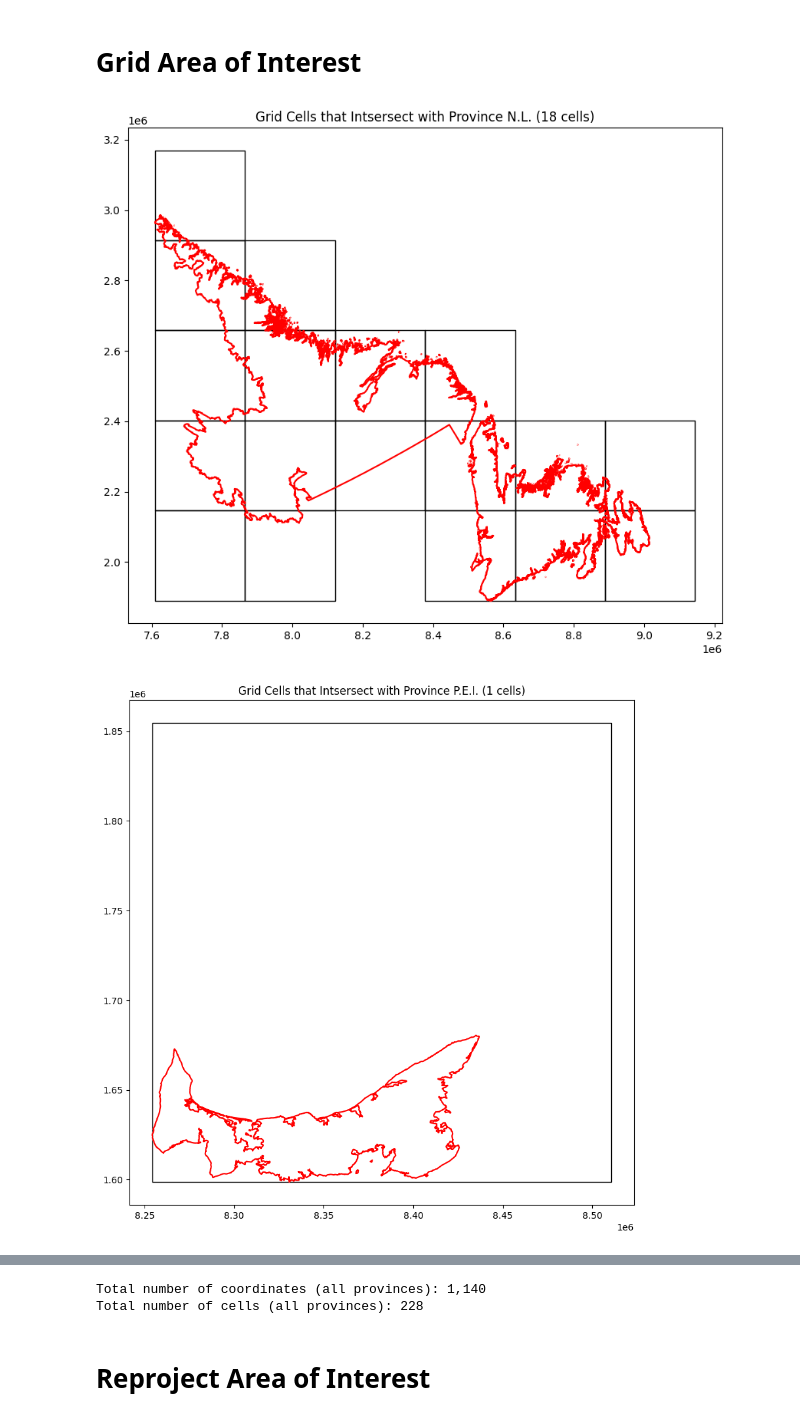
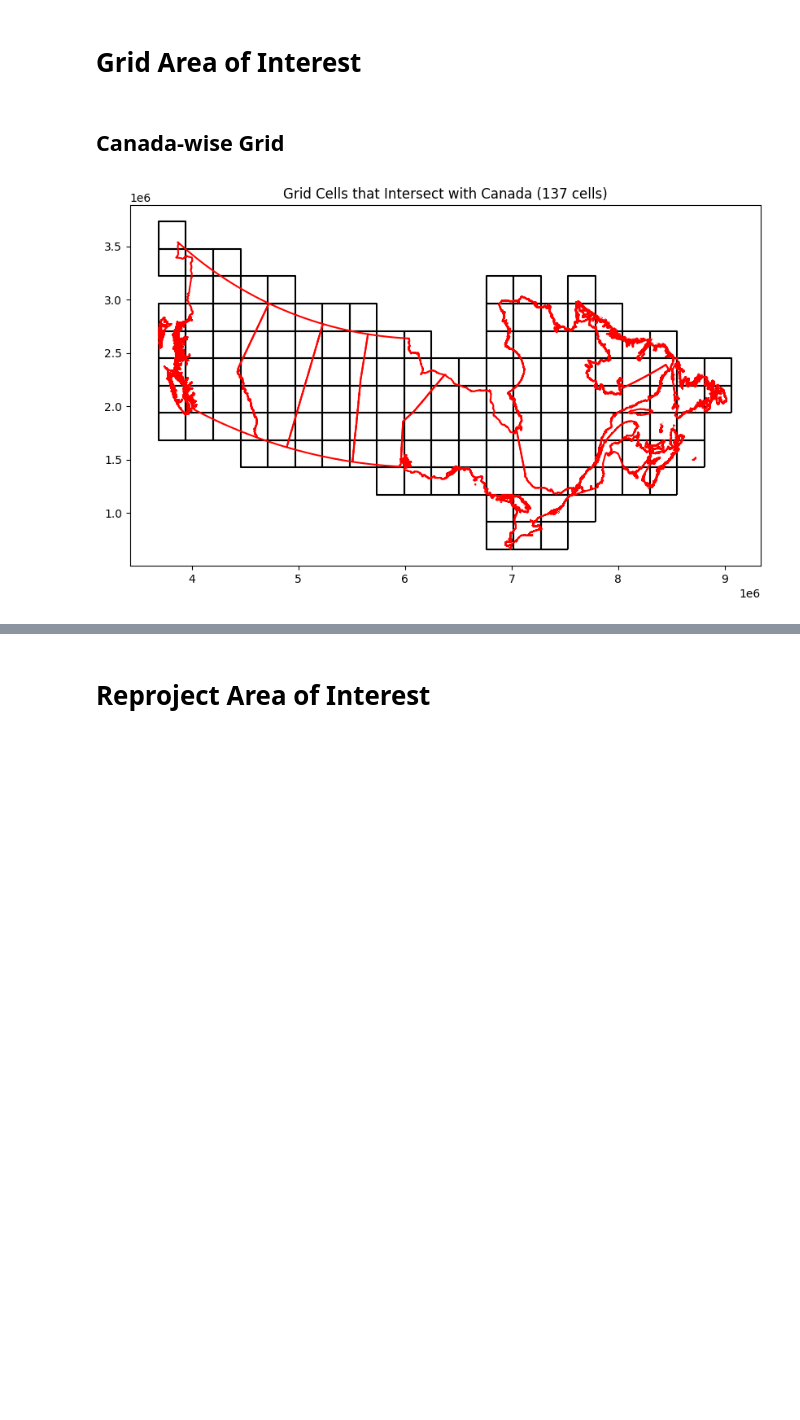
Before and after one commit to AlexandreBrown/WildfirePrediction, a Jupyter notebook: download_data.ipynb, the cells around one changed output, grey strips where cells are left out. Drawn from its saved outputs; the diff is of its cells as text; code cells hidden in the pictures; blank space fills up the shorter version.

```diff
--- a/download_data.ipynb
+++ b/download_data.ipynb
@@ -240,6 +289,6 @@ Text(0.5, 1.0, 'Canada Boundary (EPSG:3347)')
 # %%
-canada_boundary = canada_boundary[canada_boundary['PRUID'] != '62']
+canada_boundary = canada_boundary[(canada_boundary['PRUID'] != '60') & (canada_boundary['PRUID'] != '61') & (canada_boundary['PRUID'] != '62')]
 print(f"Number of coordinates : {canada_boundary.count_coordinates().sum():,}")
 ax = canada_boundary.plot()
-ax.set_title(f"Canada Boundary (Without Nunavut) (EPSG:{canada_boundary.crs.to_epsg()})")
+ax.set_title(f"Canada Boundary (Restricted to South of 60deg) (EPSG:{canada_boundary.crs.to_epsg()})")
 # %% [output]
@@ -249,30 +298,24 @@ Text(0.5, 1.0, 'Canada Boundary (Without Nunavut) (EPSG:3347)')
 # %% [markdown]
 # Grid Area of Interest
+# %% [markdown]
+## Canada-wise Grid
 # %%
-provinces_grid_cells = {}
-for province_pruid in canada_boundary['PRUID']:
-    province_boundary = canada_boundary[canada_boundary['PRUID'] == province_pruid]
+minx, miny, maxx, maxy = canada_boundary.total_bounds
 
-    minx, miny, maxx, maxy = province_boundary.total_bounds
+grid_size_in_meters = 256_000.0 # 500m resolution * 512 pixels = 256 000 meters per side
 
-    grid_size_in_meters = 256_000.0 # 500m resolution * 512 pixels = 256 000 meters per side
+x_coords = np.arange(minx, maxx, grid_size_in_meters)
+y_coords = np.arange(miny, maxy, grid_size_in_meters)
+grid_cells = [box(x, y, x + grid_size_in_meters, y + grid_size_in_meters) for x in x_coords for y in y_coords]
 
-    x_coords = np.arange(minx, maxx, grid_size_in_meters)
-    y_coords = np.arange(miny, maxy, grid_size_in_meters)
-    grid_cells = [box(x, y, x + grid_size_in_meters, y + grid_size_in_meters) for x in x_coords for y in y_coords]
+grid = gpd.GeoDataFrame({'geometry': grid_cells}, crs=canada_boundary.crs)
 
-    grid = gpd.GeoDataFrame({'geometry': grid_cells}, crs=province_boundary.crs)
-    grid_within_boundary = grid[grid.intersects(province_boundary.union_all())]
+grid_within_boundary = grid[grid.intersects(canada_boundary.union_all())]
 
-    provinces_grid_cells[province_pruid] = grid_within_boundary
-
-    ax = grid_within_boundary.plot(edgecolor='black', facecolor='none', figsize=(10, 10))
-    province_boundary.boundary.plot(ax=ax, edgecolor='red')
-    plt.title(f"Grid Cells that Intsersect with Province {province_boundary['PREABBR'].values[0]} ({len(grid_within_boundary)} cells)")
-    plt.show()
-
-print(f"Total number of coordinates (all provinces): {sum([grid_cells.count_coordinates().sum() for grid_cells in provinces_grid_cells.values()]):,}")
-print(f"Total number of cells (all provinces): {sum([len(grid_cells) for grid_cells in provinces_grid_cells.values()]):,}")
+fig, ax = plt.subplots(figsize=(10, 10))
+grid_within_boundary.boundary.plot(ax=ax, edgecolor='black', facecolor='none')
+canada_boundary.boundary.plot(ax=ax, edgecolor='red')
+ax.set_title(f"Grid Cells that Intersect with Canada ({len(grid_within_boundary)} cells)")
+plt.show()
 # %% [output]
-[figure, old version]
+[figure, new version]
-[figure, removed]
@@ -289,4 +322,2 @@ print(f"Total number of cells (all provinces): {sum([len(grid_cells) for grid_ce
-Total number of coordinates (all provinces): 1,140
-Total number of cells (all provinces): 228
 # %% [markdown]
 # Reproject Area of Interest
```
Also changed, not shown: parts of 25 cells of this notebook, 3 other files.
